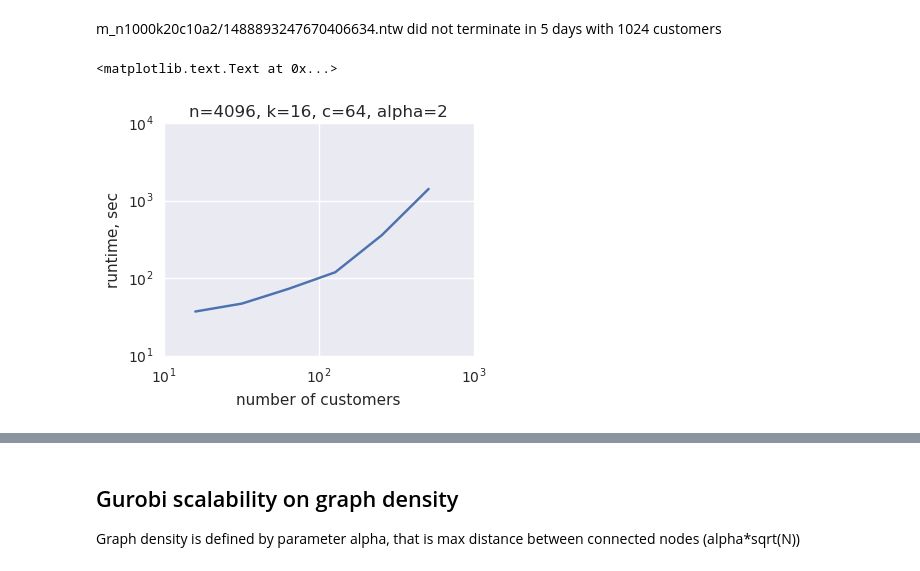
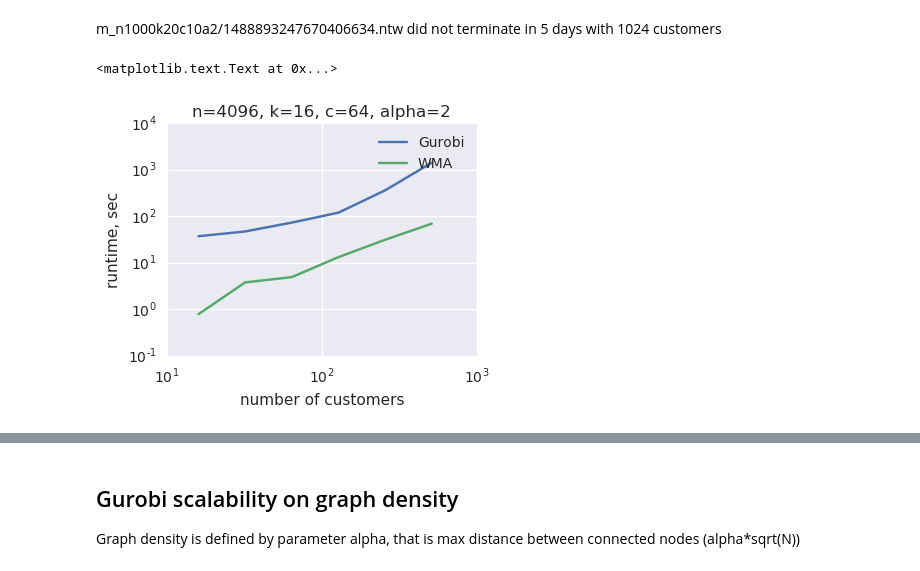
Before and after one commit to allogn/wma, a Jupyter notebook: experiments/analysis/geometric gurobi exploration.ipynb, the cells around one changed output, grey strips where cells are left out. Saved outputs shown, nothing was run; the diff lists cells and outputs as text; code cells hidden in the pictures.

```diff
--- a/experiments/analysis/geometric gurobi exploration.ipynb
+++ b/experiments/analysis/geometric gurobi exploration.ipynb
@@ -227,15 +229,20 @@ m_n1000k20c10a2/1488893247670406634.ntw did not terminate in 5 days with 1024 cu
 # %%
 results = load_results(os.path.join(data_path, "geometric", 'm_n4096k16c64a2', "solutions", "gurobi"),
                        os.path.join(data_path,'geometric','m_n4096k16c64a2'))
+results_fcla = load_results(os.path.join(data_path, "geometric", 'm_n4096k16c64a2', "solutions", "fcla"),
+                       os.path.join(data_path,'geometric','m_n4096k16c64a2'))
 # %%
 fig, ax = plt.subplots(figsize=(4, 3), dpi=300)
 plt.gca().set_yscale("log", nonposx='clip')
 plt.gca().set_xscale("log", nonposx='clip')
 results = results.sort_values(by='source_num')
-plt.plot(results['source_num'],results['runtime'],label="")
+results_fcla = results_fcla.sort_values(by='source_num')
+plt.plot(results['source_num'],results['runtime'],label="Gurobi")
+plt.plot(results_fcla['source_num'],results_fcla['runtime'],label="WMA")
 plt.xlabel("number of customers")
 plt.ylabel("runtime, sec")
+plt.legend()
 plt.title("n=4096, k=16, c=64, alpha=2")
 # %% [output]
 <matplotlib.text.Text at 0x...>
-[figure, old version]
+[figure, new version]
```
Also changed, not shown: parts of 4 cells of this notebook, 8 other files.
